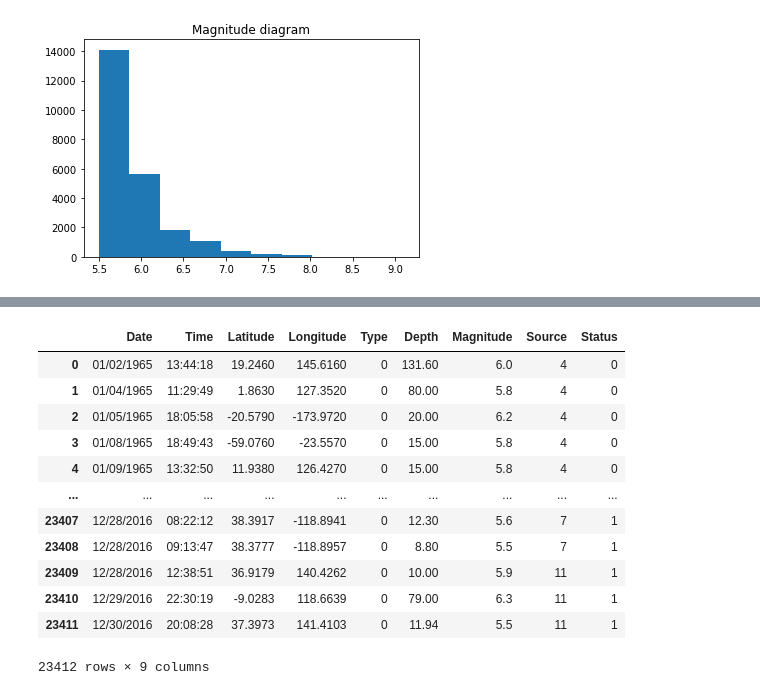
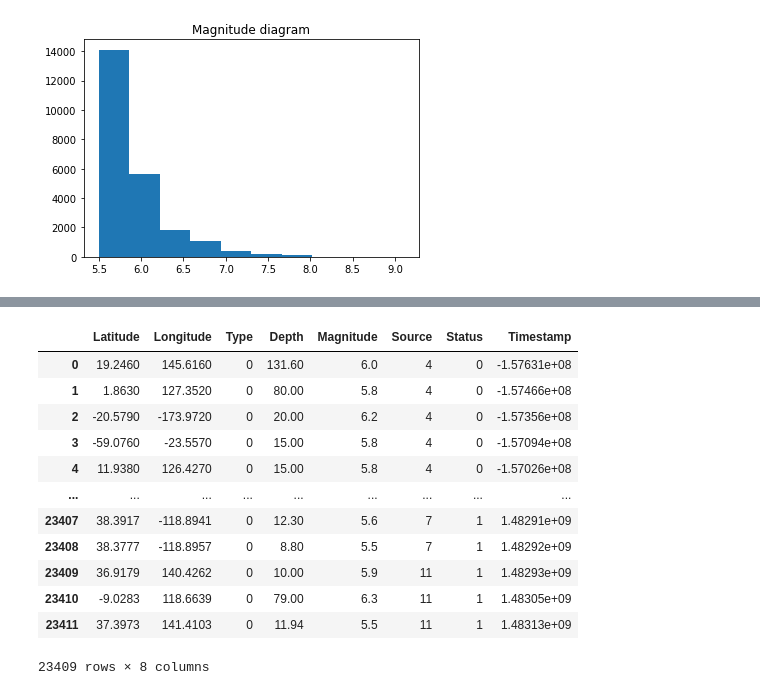
Before and after one commit to Pakopac/project_cloud_computing, a Jupyter notebook: EDA.ipynb, the cells around one changed output, grey strips where cells are left out. Drawn from its saved outputs; the diff is of its cells as text; code cells hidden in the pictures.

```diff
--- a/EDA.ipynb
+++ b/EDA.ipynb
@@ -62,3 +63,20 @@ data
 | 23410 | 12/29/2016 | 22:30:19 | -9.0283 | 118.6639 | Earthquake | 79.00 | 6.3 | MWW | US10007NL0 | US | ... |
 | 23411 | 12/30/2016 | 20:08:28 | 37.3973 | 141.4103 | Earthquake | 11.94 | 5.5 | MB | US10007NTD | US | ... |
 23412 rows × 13 columns
+# %%
+import datetime
+import time
+timestamp = []
+for d, t in zip(data['Date'], data['Time']):
+    try:
+        ts = datetime.datetime.strptime(d+' '+t, '%m/%d/%Y %H:%M:%S')
+        timestamp.append(time.mktime(ts.timetuple()))
+    except ValueError:
+        timestamp.append('ValueError')
+
+timeStamp = pd.Series(timestamp)
+data['Timestamp'] = timeStamp.values
+
+data = data.drop(['Date', 'Time'], axis=1)
+data = data[data.Timestamp != 'ValueError']
+data.head()
@@ -145,28 +197,27 @@ for i in data["Type"].value_counts(normalize=True):
 # %%
 from sklearn import preprocessing
 
 le = preprocessing.LabelEncoder()
 le.fit(data['Type'])
-le.classes_
 data['Type'] = le.transform(data['Type'])
 
 le.fit(data['Source'])
 data['Source'] = le.transform(data['Source'])
 
 le.fit(data['Status'])
 data['Status'] = le.transform(data['Status'])
 data
 # %% [output]
-|  | Date | Time | Latitude | Longitude | Type | Depth | Magnitude | Source | Status |
-| 0 | 01/02/1965 | 13:44:18 | 19.2460 | 145.6160 | 0 | 131.60 | 6.0 | 4 | 0 |
-| 1 | 01/04/1965 | 11:29:49 | 1.8630 | 127.3520 | 0 | 80.00 | 5.8 | 4 | 0 |
-| 2 | 01/05/1965 | 18:05:58 | -20.5790 | -173.9720 | 0 | 20.00 | 6.2 | 4 | 0 |
-| 3 | 01/08/1965 | 18:49:43 | -59.0760 | -23.5570 | 0 | 15.00 | 5.8 | 4 | 0 |
-| 4 | 01/09/1965 | 13:32:50 | 11.9380 | 126.4270 | 0 | 15.00 | 5.8 | 4 | 0 |
-| ... | ... | ... | ... | ... | ... | ... | ... | ... | ... |
-| 23407 | 12/28/2016 | 08:22:12 | 38.3917 | -118.8941 | 0 | 12.30 | 5.6 | 7 | 1 |
-| 23408 | 12/28/2016 | 09:13:47 | 38.3777 | -118.8957 | 0 | 8.80 | 5.5 | 7 | 1 |
-| 23409 | 12/28/2016 | 12:38:51 | 36.9179 | 140.4262 | 0 | 10.00 | 5.9 | 11 | 1 |
-| 23410 | 12/29/2016 | 22:30:19 | -9.0283 | 118.6639 | 0 | 79.00 | 6.3 | 11 | 1 |
-| 23411 | 12/30/2016 | 20:08:28 | 37.3973 | 141.4103 | 0 | 11.94 | 5.5 | 11 | 1 |
+|  | Latitude | Longitude | Type | Depth | Magnitude | Source | Status | Timestamp |
+| 0 | 19.2460 | 145.6160 | 0 | 131.60 | 6.0 | 4 | 0 | -1.57631e+08 |
+| 1 | 1.8630 | 127.3520 | 0 | 80.00 | 5.8 | 4 | 0 | -1.57466e+08 |
+| 2 | -20.5790 | -173.9720 | 0 | 20.00 | 6.2 | 4 | 0 | -1.57356e+08 |
+| 3 | -59.0760 | -23.5570 | 0 | 15.00 | 5.8 | 4 | 0 | -1.57094e+08 |
+| 4 | 11.9380 | 126.4270 | 0 | 15.00 | 5.8 | 4 | 0 | -1.57026e+08 |
+| ... | ... | ... | ... | ... | ... | ... | ... | ... |
+| 23407 | 38.3917 | -118.8941 | 0 | 12.30 | 5.6 | 7 | 1 | 1.48291e+09 |
+| 23408 | 38.3777 | -118.8957 | 0 | 8.80 | 5.5 | 7 | 1 | 1.48292e+09 |
+| 23409 | 36.9179 | 140.4262 | 0 | 10.00 | 5.9 | 11 | 1 | 1.48293e+09 |
+| 23410 | -9.0283 | 118.6639 | 0 | 79.00 | 6.3 | 11 | 1 | 1.48305e+09 |
+| 23411 | 37.3973 | 141.4103 | 0 | 11.94 | 5.5 | 11 | 1 | 1.48313e+09 |
-23412 rows × 9 columns
+23409 rows × 8 columns
```
Also changed, not shown: parts of 13 cells of this notebook, 1 other file.
